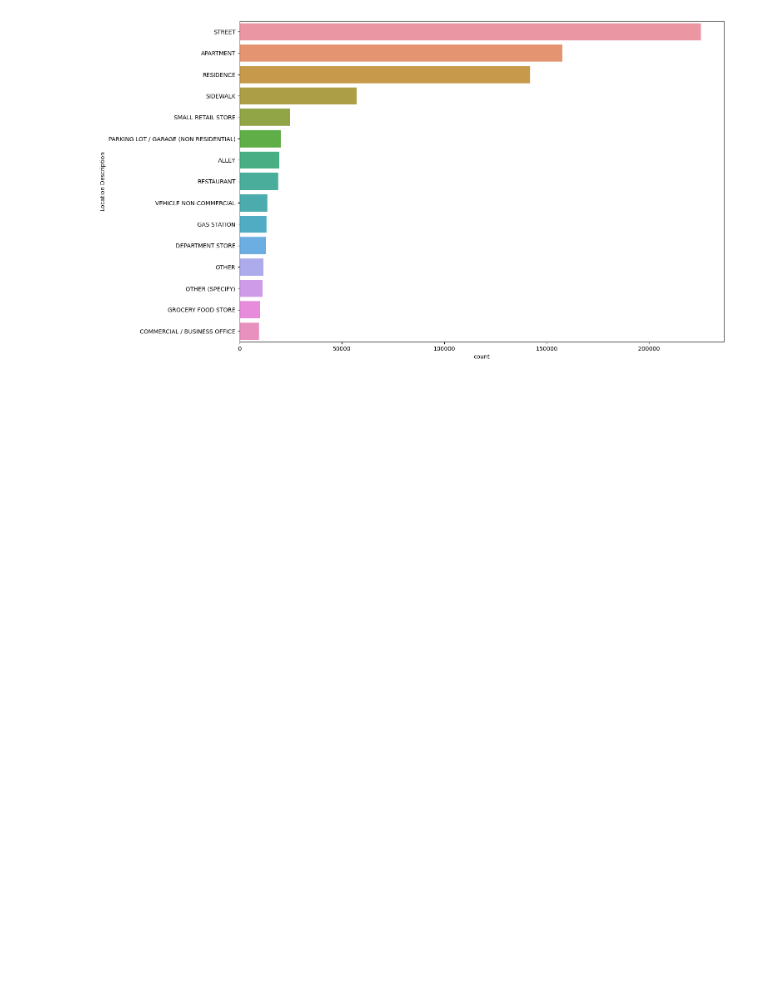
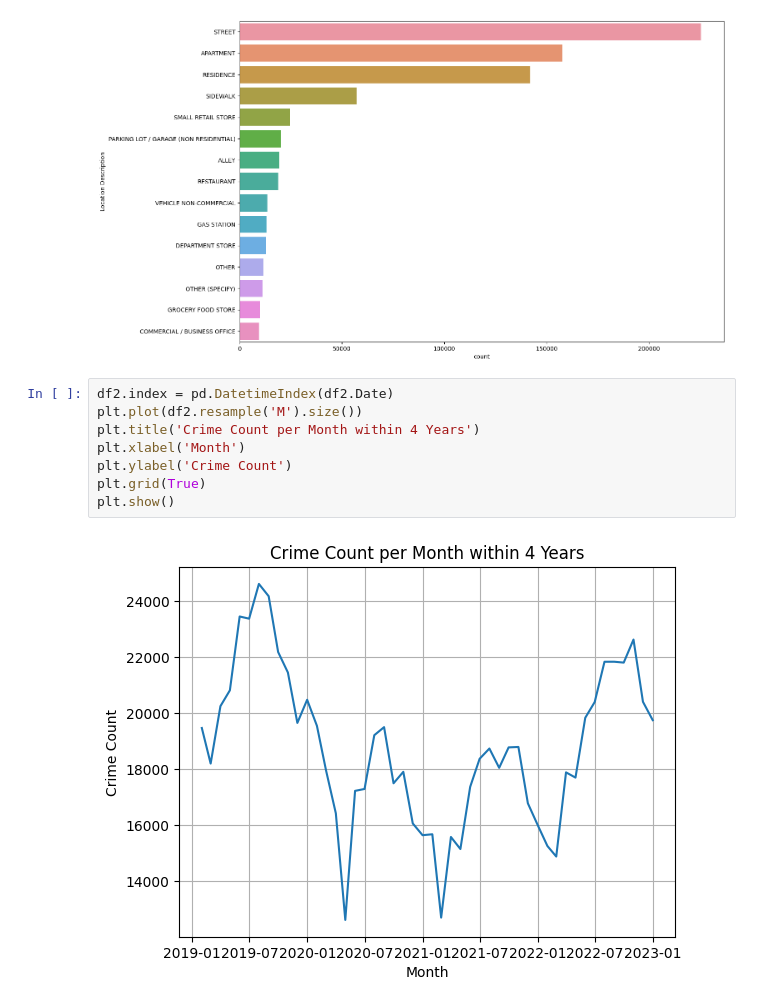
Before and after one commit to kfukutom/urban-informatics, a Jupyter notebook: src/crime.ipynb, the cells around one changed output. Drawn from its saved outputs; the diff is of its cells as text; blank space fills up the shorter version.

```diff
--- a/src/crime.ipynb
+++ b/src/crime.ipynb
@@ -255,3 +249,13 @@ sns.countplot(y='Location Description', data = df2, order = df2['Location Descri
 # %% [output]
 <Axes: xlabel='count', ylabel='Location Description'>
 [figure]
+# %%
+df2.index = pd.DatetimeIndex(df2.Date)
+plt.plot(df2.resample('M').size())
+plt.title('Crime Count per Month within 4 Years')
+plt.xlabel('Month')
+plt.ylabel('Crime Count')
+plt.grid(True)
+plt.show()
+# %% [output]
+[figure, added]
```
Also changed, not shown: parts of 12 cells of this notebook.
